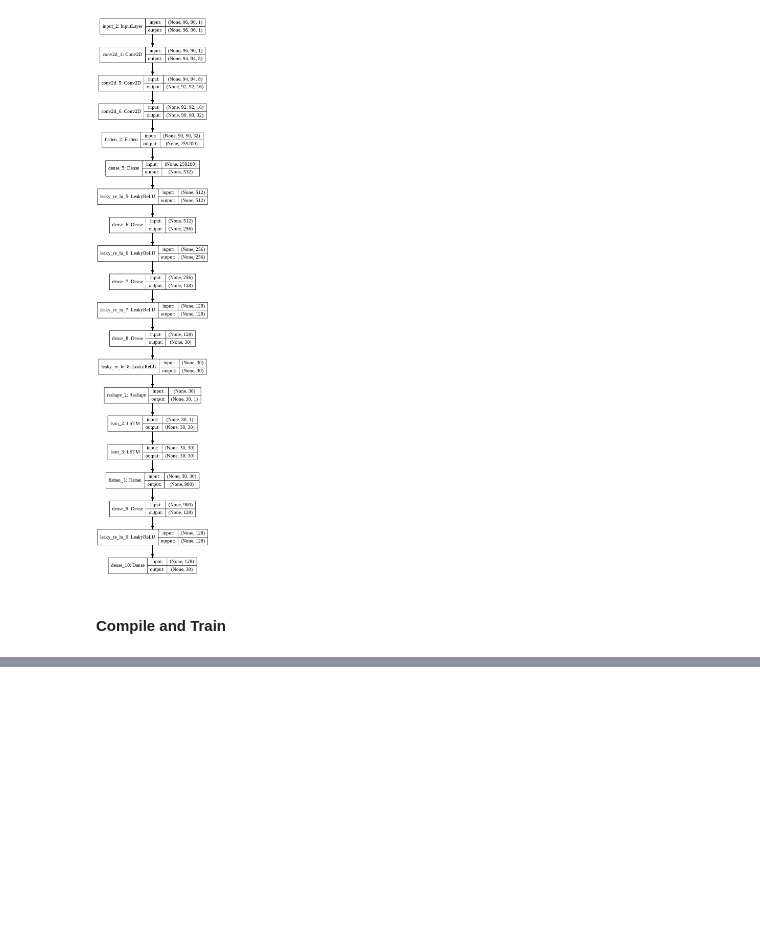
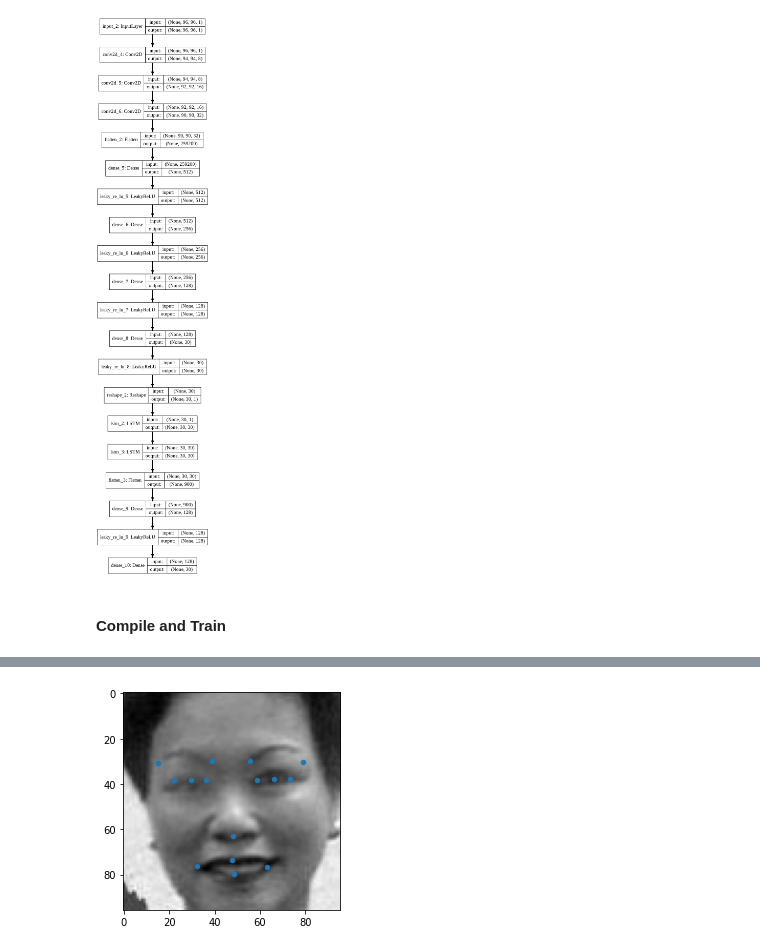
Before and after one commit to arnejad/Facial-Keypoint-Detection, a Jupyter notebook: Facial_Keypoint_Detection.ipynb, the cells around one changed output, grey strips where cells are left out. Cells and saved outputs as stored; diff of their text form; code cells hidden in the pictures; blank space fills up the shorter version.

```diff
--- a/Facial_Keypoint_Detection.ipynb
+++ b/Facial_Keypoint_Detection.ipynb
@@ -295,9 +294,13 @@ plot_model(finalModel, show_shapes=True)
 # %% [markdown]
 #### **Compile and Train**
 # %%
-finalModel.compile(optimizer='adam', loss='mean_squared_error')
+finalModel.compile(optimizer='adam', loss='mean_squared_error', metrics=['mae'])
+# %%
+callback = EarlyStopping(monitor='val_loss', patience=3)
 # %%
-finalModel.fit(finalImgs,finalPnts, batch_size=100, epochs=20 , validation_split=0.1, validation_data=(imgs_validation, points_validation), shuffle=True)
+finalModel.fit(finalImgs,finalPnts, batch_size=100, epochs=20 ,
+               validation_split=0.1, validation_data=(imgs_validation, points_validation),
+               shuffle=True, callbacks=[callback])
 # %% [output]
 Train on 26000 samples, validate on 549 samples
 Epoch 1/20
@@ -311,0 +323,5 @@ Epoch 5/20
+# %%
+pred_points = finalModel.predict(np.reshape(imgs_validation[19],(1,96,96,1)))
+viualizeImageWithKeyPoints(np.reshape(imgs_validation[19], (96,96)), pred_points[0], plt)
+# %% [output]
+[figure, added]
```
Also changed, not shown: parts of 6 cells of this notebook.
